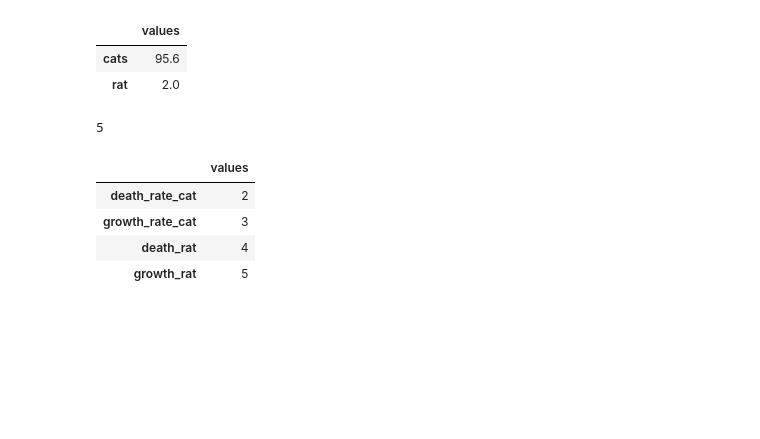
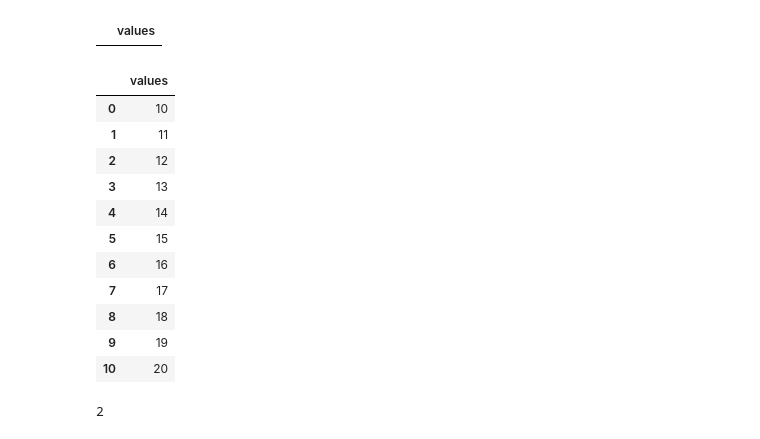
Before and after one commit to Griffith-Stites/ModSimPy, a Jupyter notebook: code/Project_1.ipynb, the cells around one changed output. Saved outputs shown, nothing was run; the diff lists cells and outputs as text; code cells hidden in the pictures; blank space fills up the shorter version.

```diff
--- a/code/Project_1.ipynb
+++ b/code/Project_1.ipynb
@@ -22,19 +26,30 @@ def plot_results(CatPop, RatPop, title):
              ylabel = 'NYC Population (million)',
             title=title)
 # %%
-def run_simulation_rat(population, rates, timescale, update_func):
+def run_simulation(group, rates, timescale, update_func):
     """Simulate the system using any update function. Predicts the cat/rat pop
 
-    populations: State object - Populations of the cat and rat
+    group: Population of the group in question
     rates: System object - Death rates and growth rates
-    timescale: How far into the future the predictions go
+    timescale: int how far into the future the predictions go
     update_func: function that computes the population for next year
 
     returns: TimeSeries
     """
     pop = TimeSeries() #Stores the population prediction in a TimeSeries
-    pop[0] = population.rat
-    for year in range(timescale): #Runs through all the years through the end of the timescale
+    pop[0]=group
+    for year in range(timescale): #Runs through all the years through the end of timescale
         pop[year+1] = update_func(pop[year], year, rates)
     return pop
+# %%
+def population_update_cat(pop, year, rates):
+    """Update the rat population for the next year.
+
+    populations: State object - Populations of the cats and rat
+    pop: current cat population in millions
+    year: what year it is
+    rates: system object with death and growth rates
+    """
+    growth = rates.growth_rate_cat - rates.death_rate_cat
+    return pop + growth
 # %%
@@ -76,22 +86,34 @@ def population_update_cat(pop, year, rates):
-# %%
-populations = State(cats=95.6, rat=2) #Establishes the cat and rat population. Must be cats and not cat
-# %% [output]
-|  | values |
-| cats | 95.6 |
-| rat | 2.0 |
-# %%
-death_rate_cat = 2 #Establishes the death rate for the cat
-growth_rate_cat = 3 #Establishes the growth rate for the cat
-
-death_rat = 4 #Establishes the death rate for the rat, this will change based on cat population
-growth_rat = 5 #Establishes the growth rate for the rat
-# %% [output]
-5
-# %%
-rates = System(death_rate_cat=death_rate_cat, growth_rate_cat=growth_rate_cat, death_rat=death_rat, growth_rat = growth_rat) #Establishes the system including the death rates
-# %% [output]
-|  | values |
-| death_rate_cat | 2 |
-| growth_rate_cat | 3 |
-| death_rat | 4 |
-| growth_rat | 5 |
+# %%
+#This cell establishes the model parameters
+
+populations = State(cats_not_neutered=10, cats_neutered = 10, rat=2) #Establishes the cat and rat population
+rates = System()#Opens an empty rate System
+# %% [output]
+|  | values |
+# %%
+#This cell allows easy access to change model parameters such as cat population
+
+rates.rat_coefficient = .1 #Establishes the relationship between Rat and Cat population
+
+timescale = 10 #Sets the timescale for the predictions in years
+rates.death_rate_cat = 2 #Sets the death rate for cats
+rates.growth_rate_cat= 3 #Sets the growth rate for cats
+
+resultsCats_neutered = run_simulation(populations.cats_neutered, rates, timescale, population_update_cat)
+# %% [output]
+|  | values |
+| 0 | 10 |
+| 1 | 11 |
+| 2 | 12 |
+| 3 | 13 |
+| 4 | 14 |
+| 5 | 15 |
+| 6 | 16 |
+| 7 | 17 |
+| 8 | 18 |
+| 9 | 19 |
+| 10 | 20 |
+# %%
+rates.death_rate_cat
+# %% [output]
+2
```
Also changed, not shown: parts of 13 cells of this notebook.
